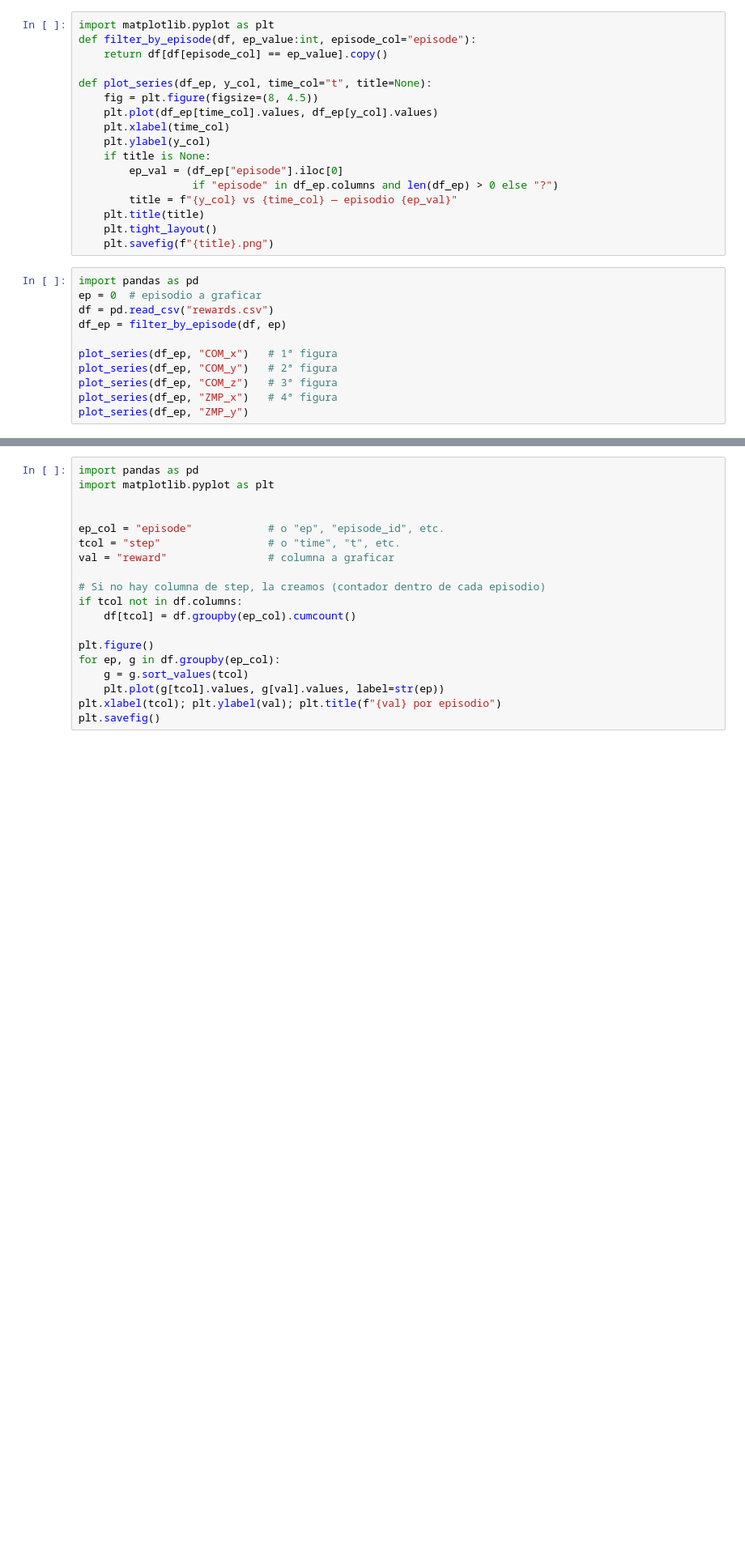
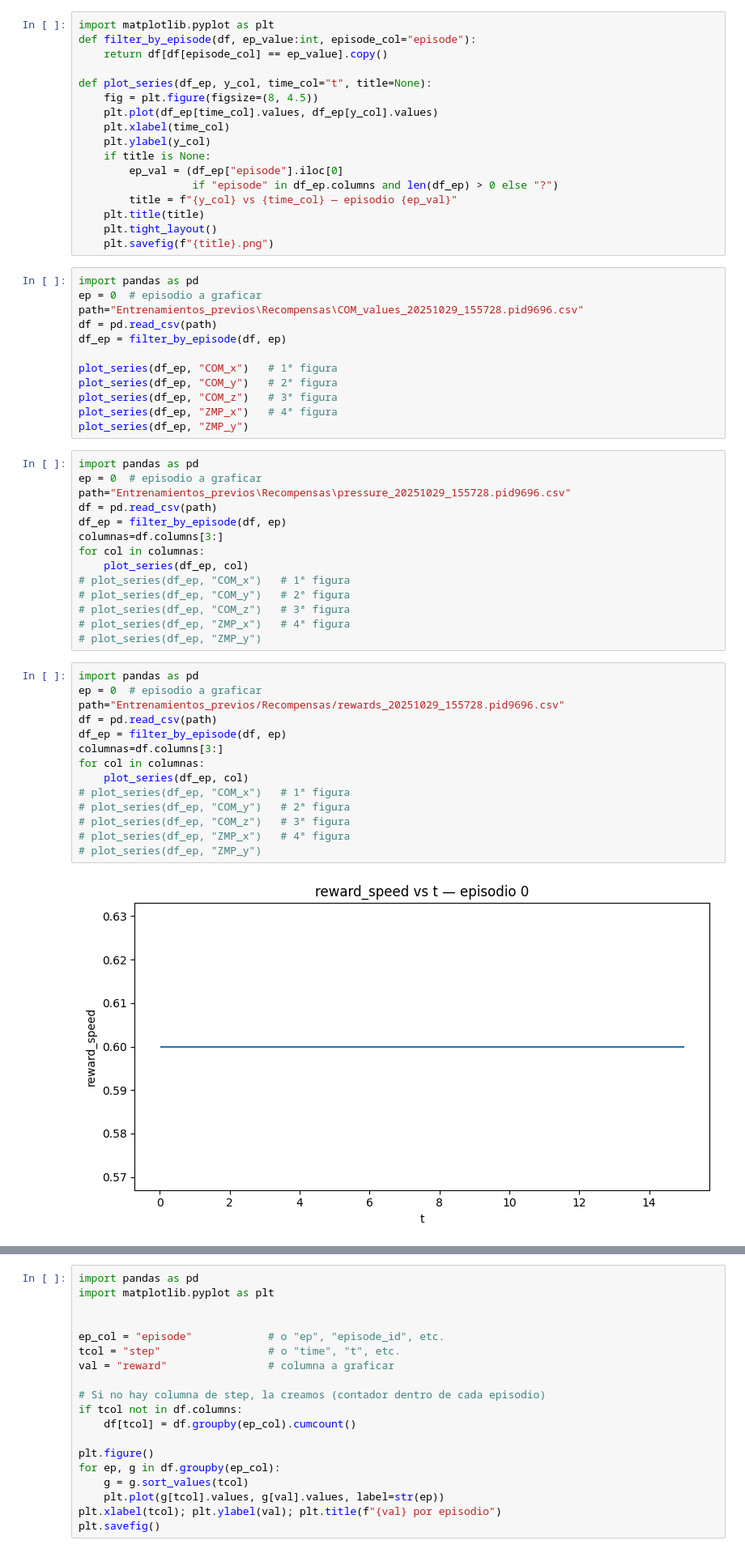
Before and after one commit to ART1993/Marcha_IK, a Jupyter notebook: Calcular_graficas.ipynb, the cells around one changed output, grey strips where cells are left out. Shown at 81% size. Drawn from its saved outputs; the diff is of its cells as text; blank space fills up the shorter version.

```diff
--- a/Calcular_graficas.ipynb
+++ b/Calcular_graficas.ipynb
@@ -18,7 +18,8 @@ def plot_series(df_ep, y_col, time_col="t", title=None):
 # %%
 import pandas as pd
 ep = 0  # episodio a graficar
-df = pd.read_csv("rewards.csv")
+path="Entrenamientos_previos\Recompensas\COM_values_20251029_155728.pid9696.csv"
+df = pd.read_csv(path)
 df_ep = filter_by_episode(df, ep)
 
 plot_series(df_ep, "COM_x")   # 1ª figura
@@ -26,3 +27,33 @@ plot_series(df_ep, "COM_y")   # 2ª figura
 plot_series(df_ep, "COM_z")   # 3ª figura
 plot_series(df_ep, "ZMP_x")   # 4ª figura
 plot_series(df_ep, "ZMP_y")
+# %%
+import pandas as pd
+ep = 0  # episodio a graficar
+path="Entrenamientos_previos\Recompensas\pressure_20251029_155728.pid9696.csv"
+df = pd.read_csv(path)
+df_ep = filter_by_episode(df, ep)
+columnas=df.columns[3:]
+for col in columnas:
+    plot_series(df_ep, col)
+# plot_series(df_ep, "COM_x")   # 1ª figura
+# plot_series(df_ep, "COM_y")   # 2ª figura
+# plot_series(df_ep, "COM_z")   # 3ª figura
+# plot_series(df_ep, "ZMP_x")   # 4ª figura
+# plot_series(df_ep, "ZMP_y")
+# %%
+import pandas as pd
+ep = 0  # episodio a graficar
+path="Entrenamientos_previos/Recompensas/rewards_20251029_155728.pid9696.csv"
+df = pd.read_csv(path)
+df_ep = filter_by_episode(df, ep)
+columnas=df.columns[3:]
+for col in columnas:
+    plot_series(df_ep, col)
+# plot_series(df_ep, "COM_x")   # 1ª figura
+# plot_series(df_ep, "COM_y")   # 2ª figura
+# plot_series(df_ep, "COM_z")   # 3ª figura
+# plot_series(df_ep, "ZMP_x")   # 4ª figura
+# plot_series(df_ep, "ZMP_y")
+# %% [output]
+[figure, added]
```
Also changed, not shown: parts of 1 cell of this notebook, 9 other files.
